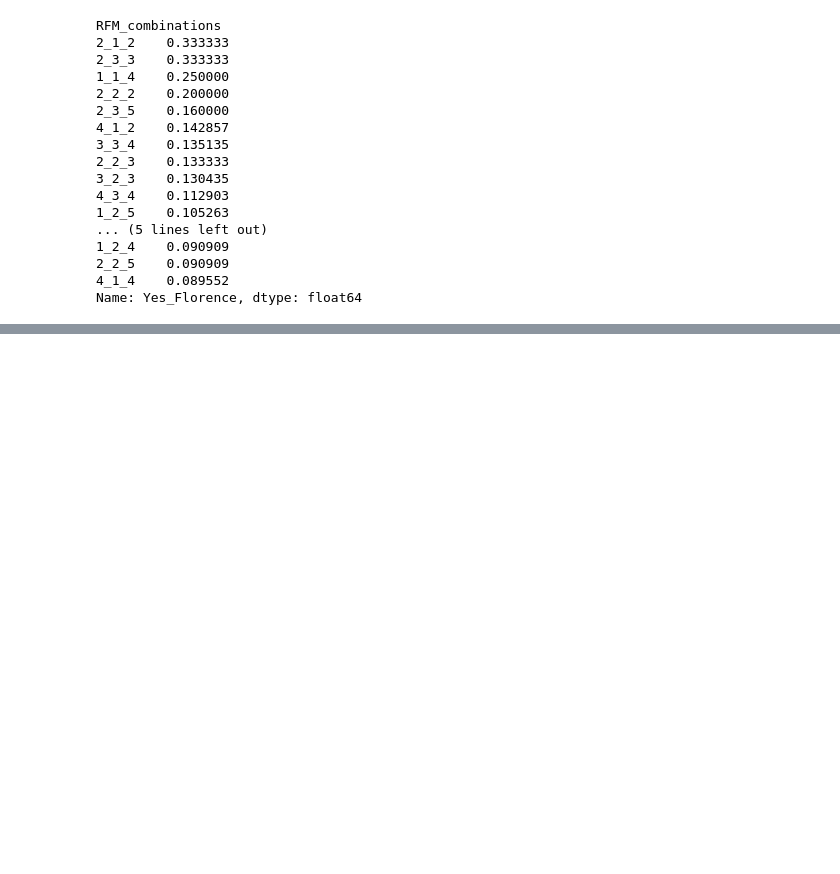
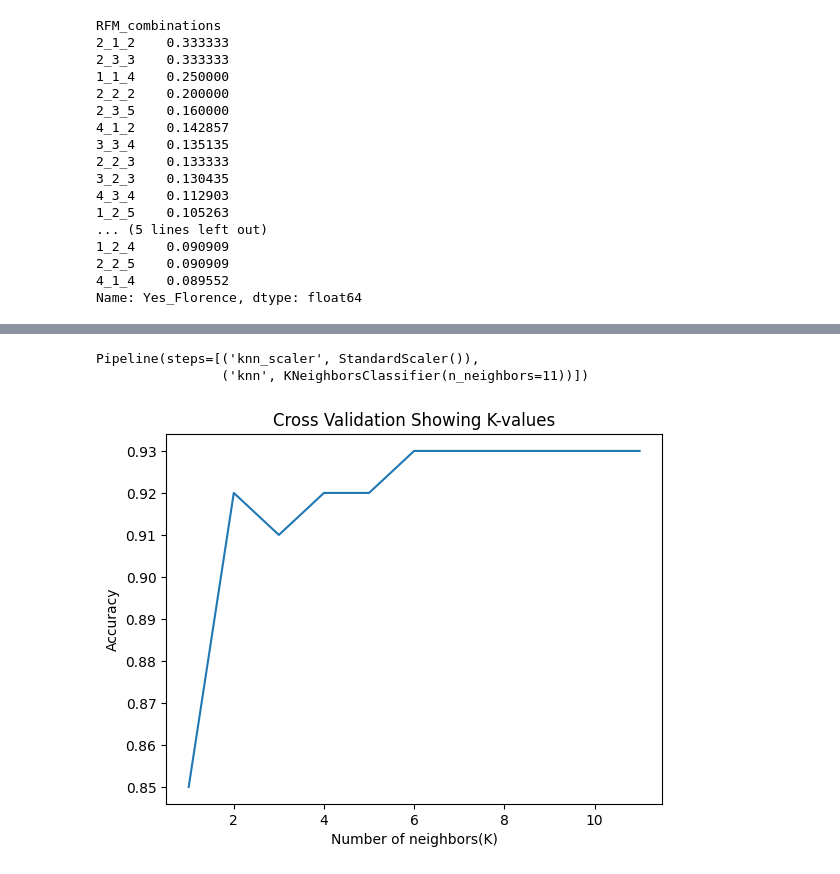
Before and after one commit to sascott9655/ADS-505-, a Jupyter notebook: ADS_505_CBC_HW1.ipynb, the cells around one changed output, grey strips where cells are left out. Cells and saved outputs as stored; diff of their text form; code cells hidden in the pictures; blank space fills up the shorter version.

```diff
--- a/ADS_505_CBC_HW1.ipynb
+++ b/ADS_505_CBC_HW1.ipynb
@@ -262,0 +303,35 @@ Name: Yes_Florence, dtype: float64
+# %%
+#Using the predictors and outcome for the KNN classifier
+predictors = ['R', 'F', 'M', 'FirstPurch', 'Related Purchase']
+outcome = 'Yes_Florence'
+X_train = trainData[predictors]
+y_train = trainData[outcome]
+X_val = validationData[predictors]
+y_val = validationData[outcome]
+X_test = testData[predictors]
+y_test = testData[outcome]
+# %%
+#combine scaling and KNN classifier into model using pipeline
+knn_model = Pipeline([
+    ('knn_scaler', preprocessing.StandardScaler()),
+    ('knn', KNeighborsClassifier(n_neighbors=11, weights='uniform'))
+])
+knn_model.fit(X_val, y_val)
+# %% [output]
+Pipeline(steps=[('knn_scaler', StandardScaler()),
+                ('knn', KNeighborsClassifier(n_neighbors=11))])
+# %%
+knn_results = []
+for k in range(1, 12):
+    knn_model.set_params(knn__n_neighbors=k)
+    accuracy = cross_val_score(knn_model, X_val, y_val, cv=LeaveOneOut(),
+                                scoring='accuracy').mean()
+    knn_results.append({"k": k, 'accuracy': accuracy})
+knn_results = pd.DataFrame(knn_results).round(2)
+# %%
+plt.plot(knn_results['k'], knn_results['accuracy'])
+plt.title("Cross Validation Showing K-values");
+plt.xlabel('Number of neighbors(K)')
+plt.ylabel('Accuracy');
+# %% [output]
+[figure, added]
```
Also changed, not shown: parts of 10 cells of this notebook.
